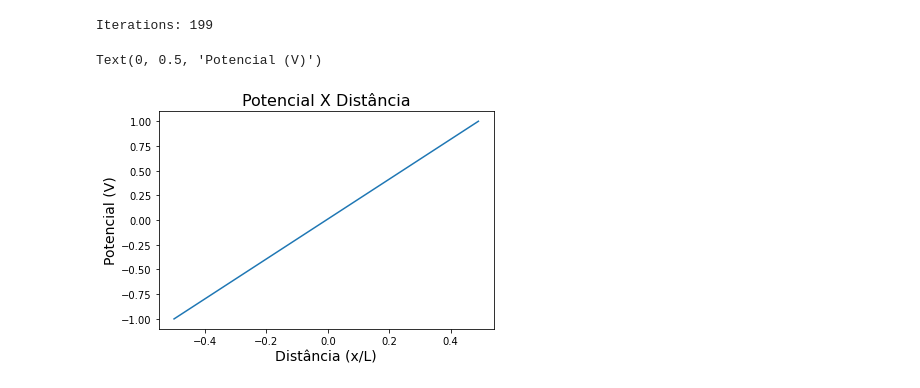
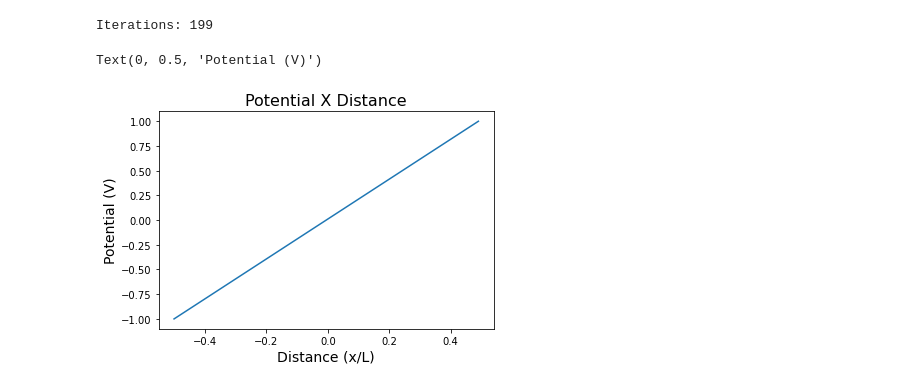
Before and after one commit to caiomarxm/realCapacitorPotential, a Jupyter notebook: RealCapacitorAnalysis.ipynb, the cells around one changed output. Drawn from its saved outputs; the diff is of its cells as text; code cells hidden in the pictures.

```diff
--- a/RealCapacitorAnalysis.ipynb
+++ b/RealCapacitorAnalysis.ipynb
@@ -11,36 +13,35 @@ n = 100
 initialGuess = np.zeros(n)
 initialGuess[-1], initialGuess[0] = 1, -1
 domain = np.arange(n)/n - 0.5
 w = 1.941
 
-# SOR Method #
 def sorMethod1D(potential, convergenceCriteria, w):
     n = potential.shape[0]
     iterations = 0
     residue = 1
     wBest, nIterations = 0, 10000
 
     while residue > convergenceCriteria:
         iterations += 1
         formerPotential = np.copy(potential)
         for j in range(1, n-1):
             potential[j] = (1-w)*potential[j] + w*(potential[j-1] + potential[j+1])/2
         residue = np.linalg.norm(potential - formerPotential)
         if iterations >= 20000:
             print(f'Exceeded maximum iterations allowed (w = {w})')
             print(f'Current residue: {residue}')
             break
     return (potential, iterations)
 
 potentialBetweenPlates, iterations = sorMethod1D(initialGuess, 1e-4, w)
 
 
 print(f'Iterations: {iterations}')
 plt.plot(domain , potentialBetweenPlates)
-plt.title("Potencial X Distância", fontsize=16)
-plt.xlabel("Distância (x/L)", fontsize=14)
-plt.ylabel("Potencial (V)", fontsize=14)
+plt.title("Potential X Distance", fontsize=16)
+plt.xlabel("Distance (x/L)", fontsize=14)
+plt.ylabel("Potential (V)", fontsize=14)
 # %% [output]
 Iterations: 199
-Text(0, 0.5, 'Potencial (V)')
+Text(0, 0.5, 'Potential (V)')
-[figure, old version]
+[figure, new version]
```
Also changed, not shown: parts of 4 cells of this notebook.
